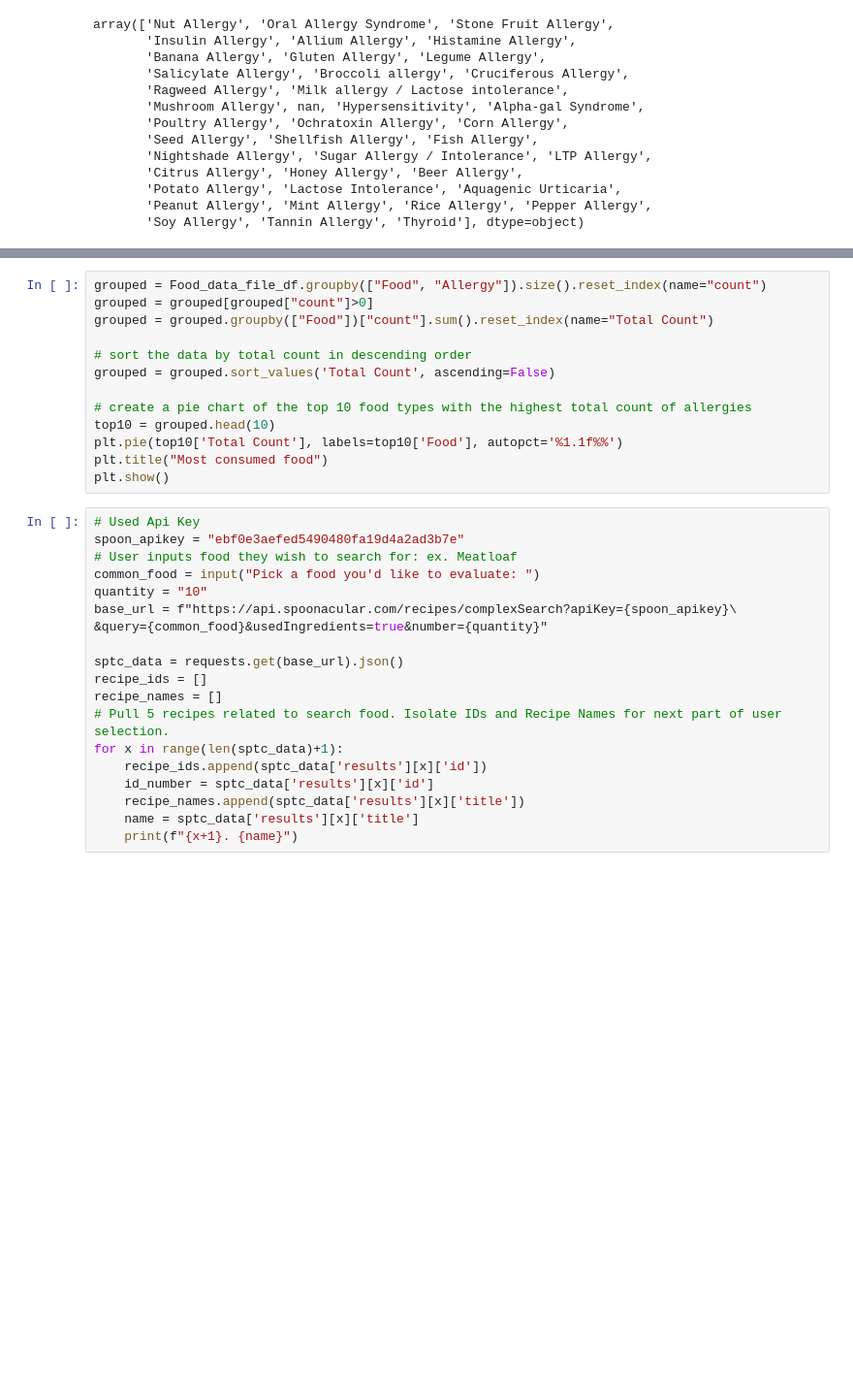
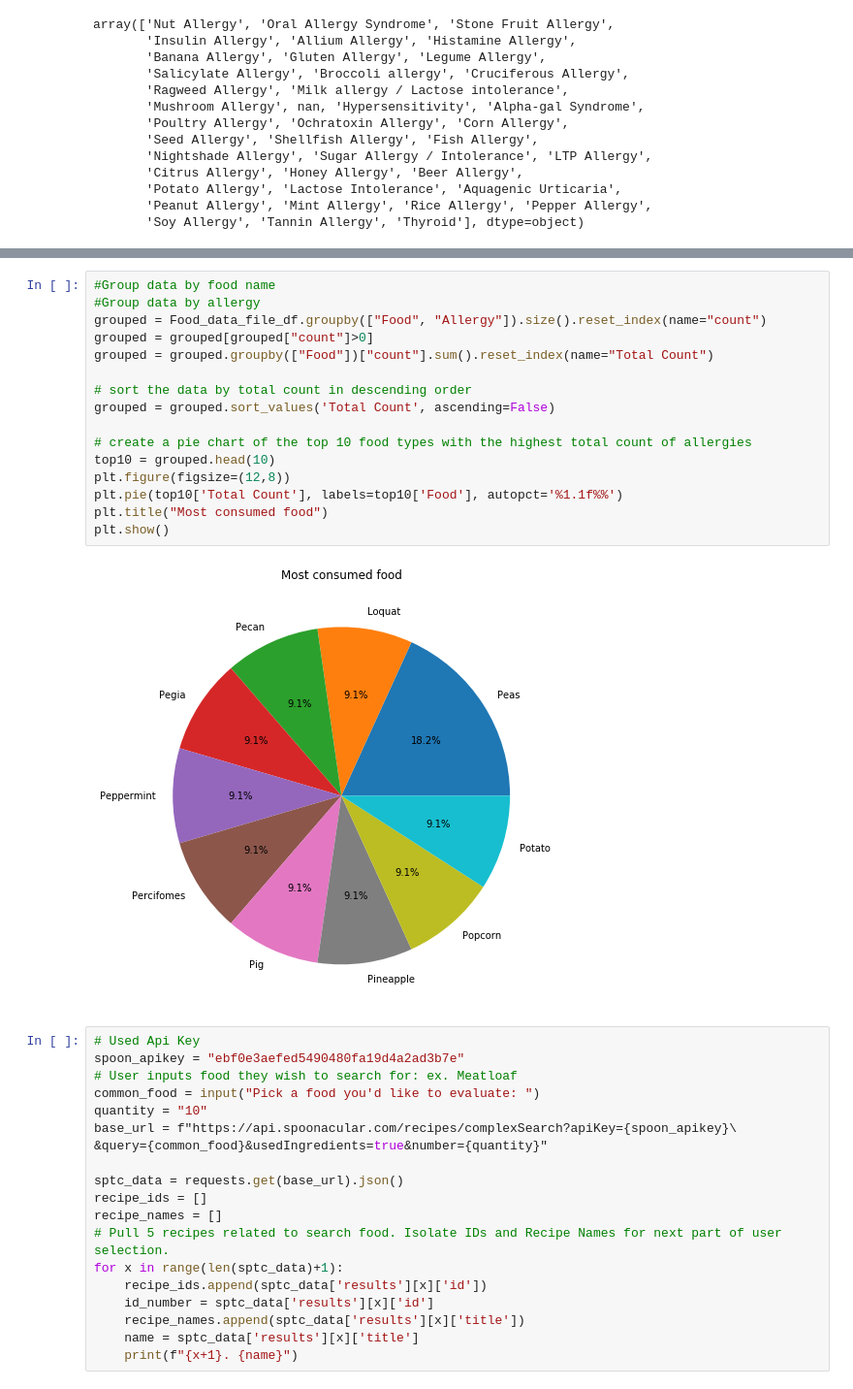
Before and after one commit to rbeebe1/project_01_group_01, a Jupyter notebook: app.ipynb, the cells around one changed output, grey strips where cells are left out. Shown at 97% size. Drawn from its saved outputs; the diff is of its cells as text; blank space fills up the shorter version.

```diff
--- a/app.ipynb
+++ b/app.ipynb
@@ -250,16 +200,21 @@ plt.show()
 # %%
+#Group data by food name
+#Group data by allergy
 grouped = Food_data_file_df.groupby(["Food", "Allergy"]).size().reset_index(name="count")
 grouped = grouped[grouped["count"]>0]
 grouped = grouped.groupby(["Food"])["count"].sum().reset_index(name="Total Count")
 
 # sort the data by total count in descending order
 grouped = grouped.sort_values('Total Count', ascending=False)
 
 # create a pie chart of the top 10 food types with the highest total count of allergies
 top10 = grouped.head(10)
+plt.figure(figsize=(12,8))
 plt.pie(top10['Total Count'], labels=top10['Food'], autopct='%1.1f%%')
 plt.title("Most consumed food")
 plt.show()
+# %% [output]
+[figure, added]
 # %%
 # Used Api Key
 spoon_apikey = "ebf0e3aefed5490480fa19d4a2ad3b7e"
```
Also changed, not shown: parts of 17 cells of this notebook.
